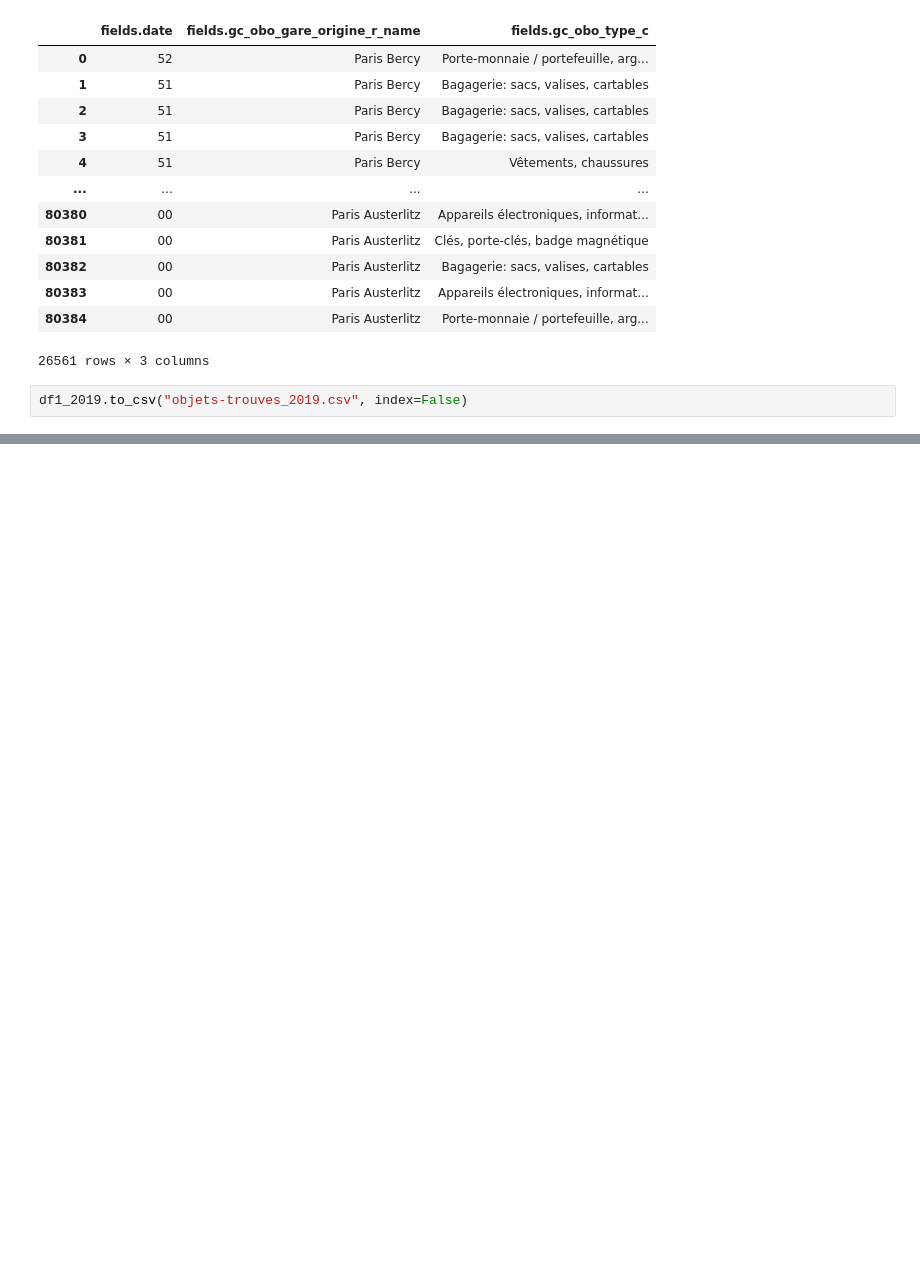
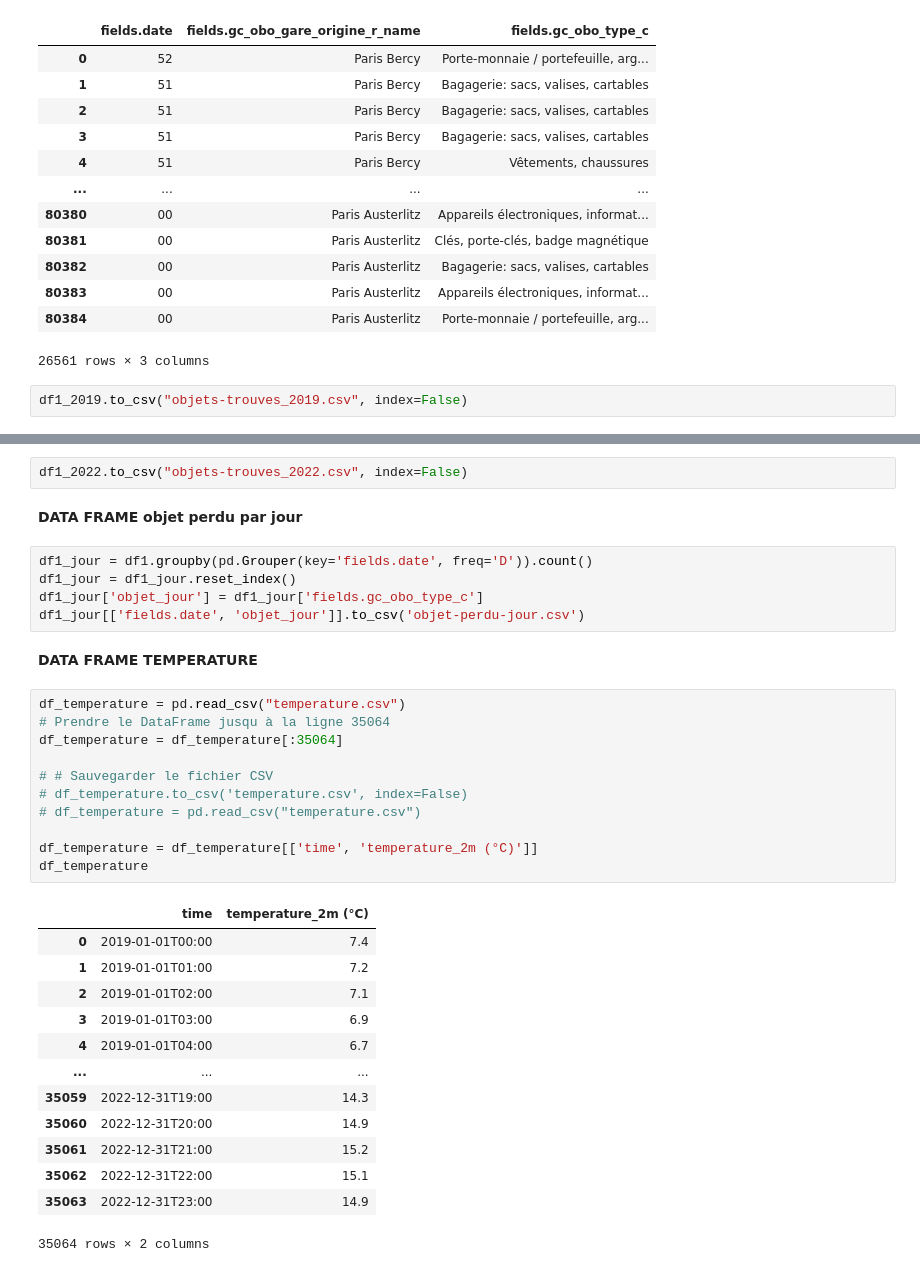
Before and after one commit to Ahmadarwiche/Lost_in_translation, a Jupyter notebook: lost in translation/creer.ipynb, the cells around one changed output, grey strips where cells are left out. Drawn from its saved outputs; the diff is of its cells as text; blank space fills up the shorter version.

```diff
--- a/lost in translation/creer.ipynb
+++ b/lost in translation/creer.ipynb
@@ -142,0 +185,36 @@ Name: fields.date, dtype: int64
+# %%
+df1_2022.to_csv("objets-trouves_2022.csv", index=False)
+# %% [markdown]
+**DATA FRAME objet perdu par jour**
+# %%
+df1_jour = df1.groupby(pd.Grouper(key='fields.date', freq='D')).count()
+df1_jour = df1_jour.reset_index()
+df1_jour['objet_jour'] = df1_jour['fields.gc_obo_type_c']
+df1_jour[['fields.date', 'objet_jour']].to_csv('objet-perdu-jour.csv')
+# %% [markdown]
+**DATA FRAME TEMPERATURE**
+# %%
+df_temperature = pd.read_csv("temperature.csv")
+# Prendre le DataFrame jusqu à la ligne 35064
+df_temperature = df_temperature[:35064]
+
+# # Sauvegarder le fichier CSV
+# df_temperature.to_csv('temperature.csv', index=False)
+# df_temperature = pd.read_csv("temperature.csv")
+
+df_temperature = df_temperature[['time', 'temperature_2m (°C)']]
+df_temperature
+# %% [output]
+|  | time | temperature_2m (°C) |
+| 0 | 2019-01-01T00:00 | 7.4 |
+| 1 | 2019-01-01T01:00 | 7.2 |
+| 2 | 2019-01-01T02:00 | 7.1 |
+| 3 | 2019-01-01T03:00 | 6.9 |
+| 4 | 2019-01-01T04:00 | 6.7 |
+| ... | ... | ... |
+| 35059 | 2022-12-31T19:00 | 14.3 |
+| 35060 | 2022-12-31T20:00 | 14.9 |
+| 35061 | 2022-12-31T21:00 | 15.2 |
+| 35062 | 2022-12-31T22:00 | 15.1 |
+| 35063 | 2022-12-31T23:00 | 14.9 |
+35064 rows × 2 columns
```
Also changed, not shown: parts of 19 cells of this notebook, 8 other files.
